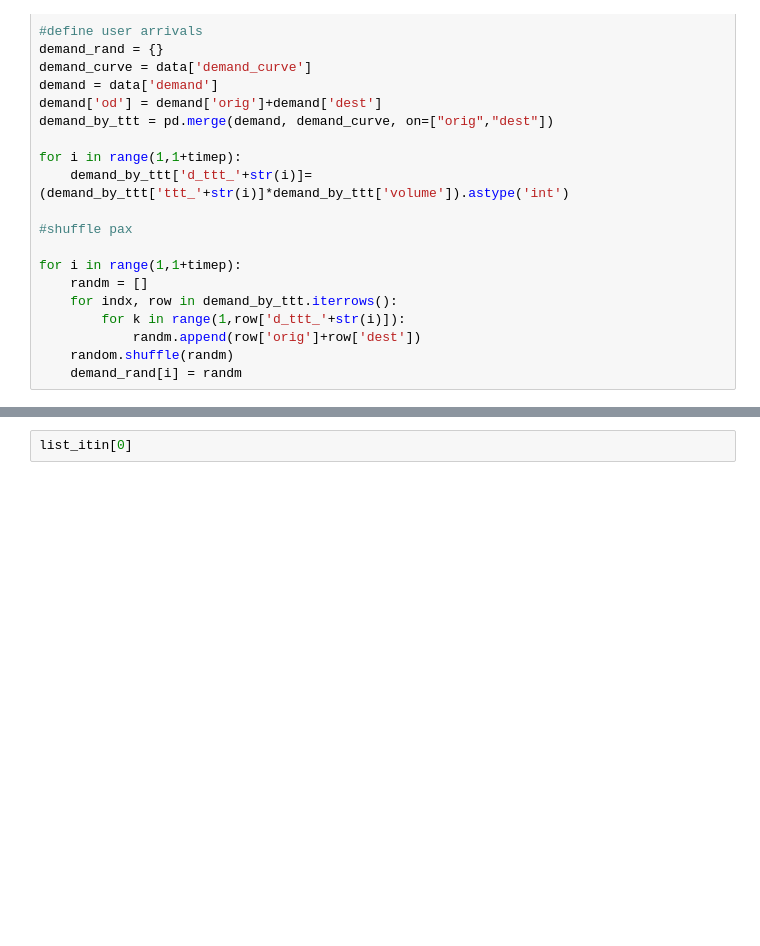
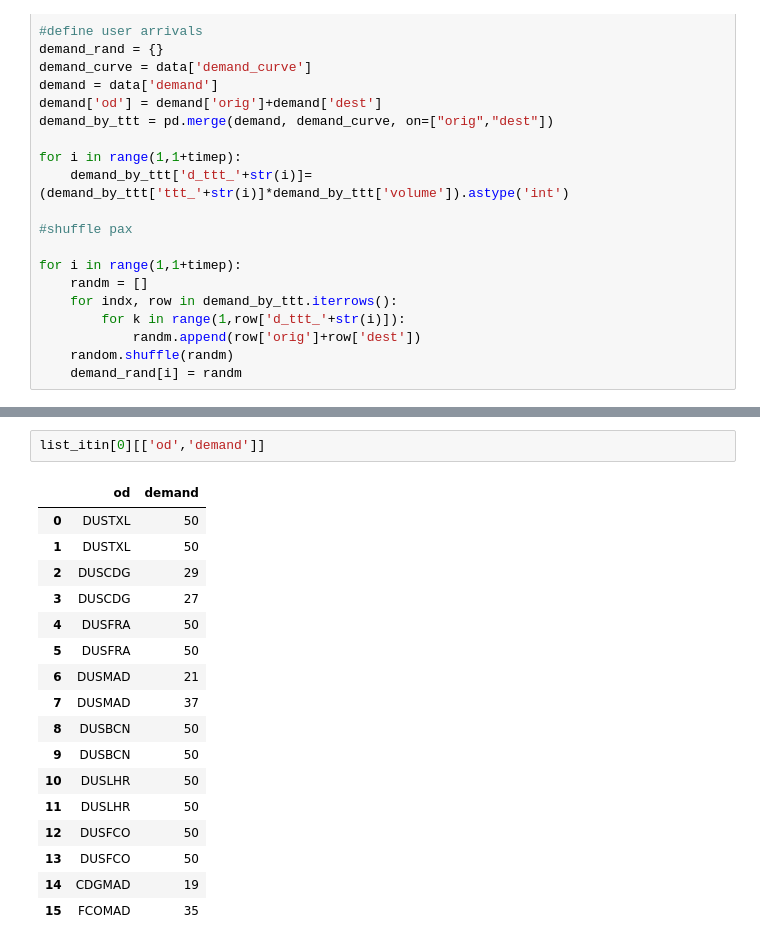
Before and after one commit to faical-allou/planetwork_api, a Jupyter notebook: notebook/model.ipynb, the cells around one changed output, grey strips where cells are left out. Saved outputs shown, nothing was run; the diff lists cells and outputs as text; blank space fills up the shorter version.

```diff
--- a/notebook/model.ipynb
+++ b/notebook/model.ipynb
@@ -216,3 +222,21 @@ spill
 # %%
-list_itin[0]
+list_itin[0][['od','demand']]
+# %% [output]
+|  | od | demand |
+| 0 | DUSTXL | 50 |
+| 1 | DUSTXL | 50 |
+| 2 | DUSCDG | 29 |
+| 3 | DUSCDG | 27 |
+| 4 | DUSFRA | 50 |
+| 5 | DUSFRA | 50 |
+| 6 | DUSMAD | 21 |
+| 7 | DUSMAD | 37 |
+| 8 | DUSBCN | 50 |
+| 9 | DUSBCN | 50 |
+| 10 | DUSLHR | 50 |
+| 11 | DUSLHR | 50 |
+| 12 | DUSFCO | 50 |
+| 13 | DUSFCO | 50 |
+| 14 | CDGMAD | 19 |
+| 15 | FCOMAD | 35 |
 # %%
```
Also changed, not shown: parts of 8 cells of this notebook.
